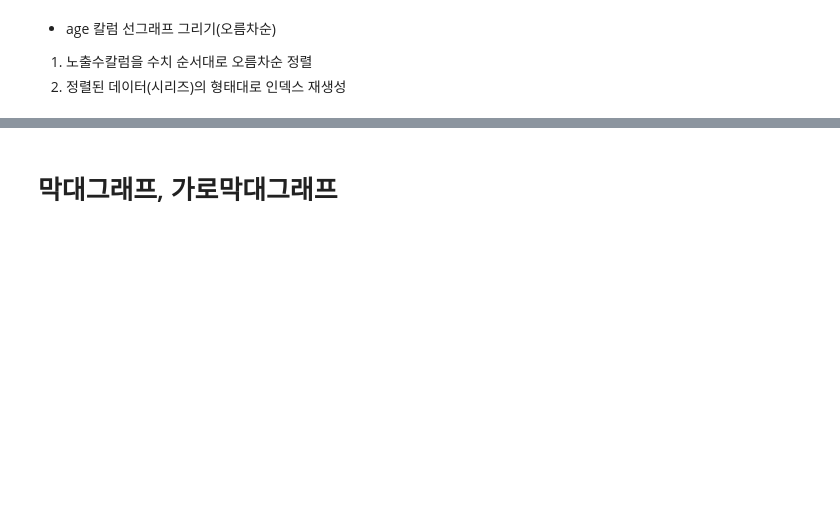
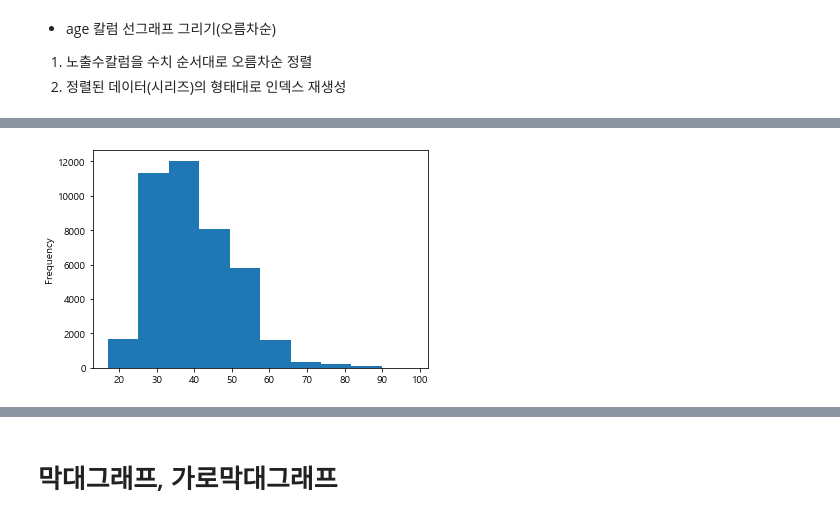
Before and after one commit to dch9610/Data-arrangement, a Jupyter notebook: 온라인 강의/프로젝트 실습/01.광고 데이터를 활용한 데이터 분석/02.고객 데이터 분석.ipynb, the cells around one changed output, grey strips where cells are left out. Saved outputs shown, nothing was run; the diff lists cells and outputs as text; code cells hidden in the pictures; blank space fills up the shorter version.

```diff
--- a/온라인 강의/프로젝트 실습/01.광고 데이터를 활용한 데이터 분석/02.고객 데이터 분석.ipynb
+++ b/온라인 강의/프로젝트 실습/01.광고 데이터를 활용한 데이터 분석/02.고객 데이터 분석.ipynb
@@ -48,19 +45,0 @@ import matplotlib.pyplot as plt
-# %%
-# matplotlib 한글 폰트 출력코드
-# 출처 : 데이터공방( https://kiddwannabe.blog.me)
-
-import matplotlib
-from matplotlib import font_manager, rc
-import platform
-
-try :
-    if platform.system() == 'Windows':
-    # 윈도우인 경우
-        font_name = font_manager.FontProperties(fname="c:/Windows/Fonts/malgun.ttf").get_name()
-        rc('font', family=font_name)
-    else:
-    # Mac 인 경우
-        rc('font', family='AppleGothic')
-except :
-    pass
-matplotlib.rcParams['axes.unicode_minus'] = False
@@ -161,5 +289,9 @@ age=df['age'].sort_values()
 # %%
 #계급간 빈도를 나타내주는 히스토그램
+df['age'].plot.hist()
+plt.show()
+# %% [output]
+[figure, added]
 # %%
 #히스토그램
 #bins - 계급구간(10,20,30...100)
```
Also changed, not shown: parts of 75 cells of this notebook.
